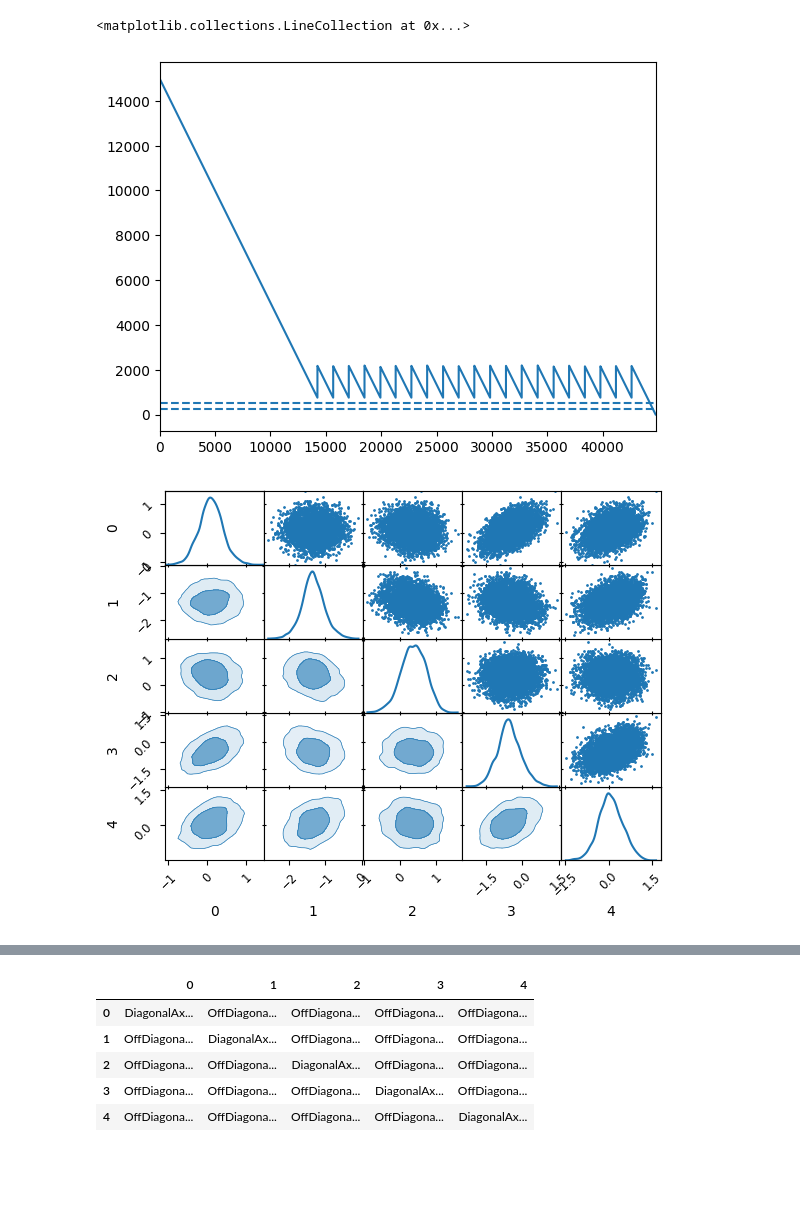
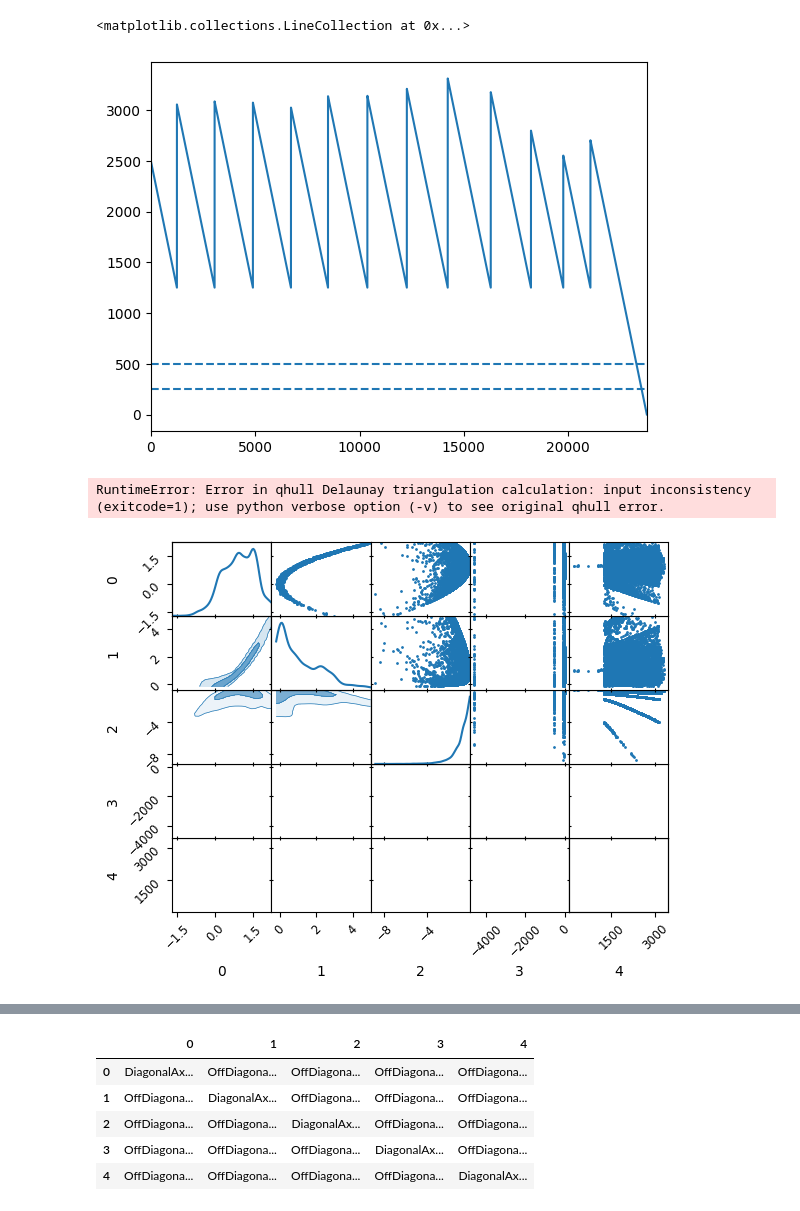
Before and after one commit to yallup/fusions, a Jupyter notebook: plots/trace.ipynb, the cells around one changed output, grey strips where cells are left out. Cells and saved outputs as stored; diff of their text form; code cells hidden in the pictures; blank space fills up the shorter version.

```diff
--- a/plots/trace.ipynb
+++ b/plots/trace.ipynb
@@ -7,3 +5,8 @@ chains = ns.read_chains("diffusion")
+# %%
+chains = ns.read_chains("../fusions_samples/diffusion")
+new_columns = {str(i): i for i in range(5)}
+chains = chains.rename(columns=new_columns)
+# un = un.rename(columns=new_columns)
 # %%
 chains.nlive.plot()
 plt.xlim(0,len(chains))
@@ -11,11 +14,12 @@ plt.hlines(250,0,len(chains),linestyles='dashed')
 plt.hlines(500,0,len(chains),linestyles='dashed')
 # %% [output]
 <matplotlib.collections.LineCollection at 0x...>
-[figure, old version]
+[figure, new version]
 # %%
-a=ns.MCMCSamples(chains.set_beta(0.01).compress().to_numpy()[...,:5]).plot_2d()
+a=ns.MCMCSamples(chains.set_beta((1.0)).compress().to_numpy()[...,:5]).plot_2d()
 # pc.plot_2d(a)
 # %% [output]
+RuntimeError: Error in qhull Delaunay triangulation calculation: input inconsistency (exitcode=1); use python verbose option (-v) to see original qhull error.
-[figure, old version]
+[figure, new version]
 # %%
 chains.compress(ncompress="equal")
```
Also changed, not shown: parts of 3 cells of this notebook, 8 other files.
